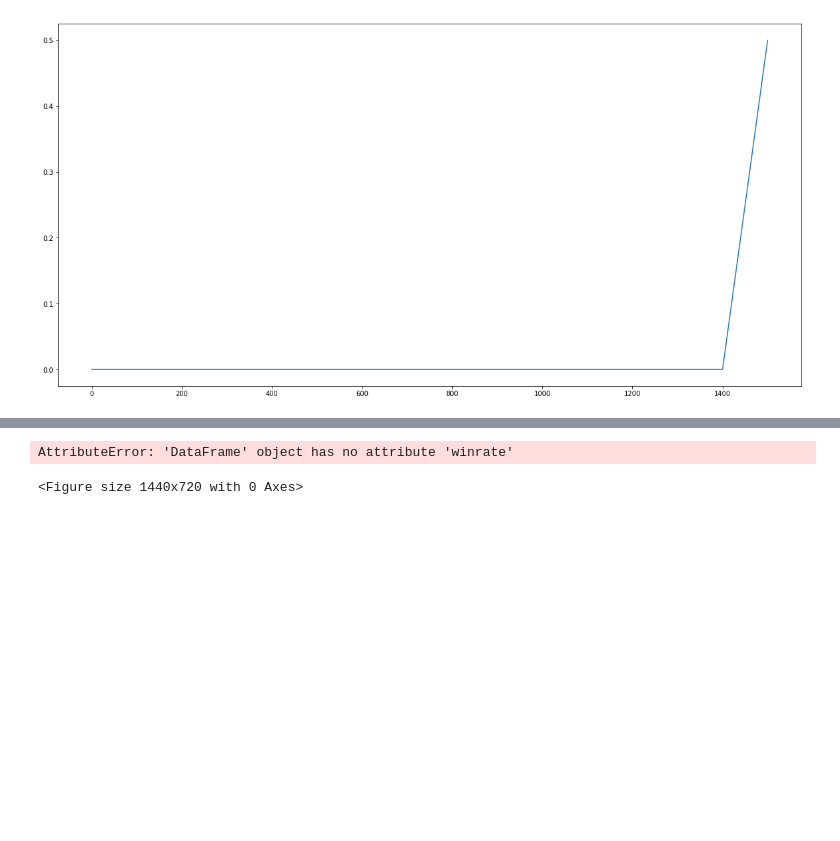
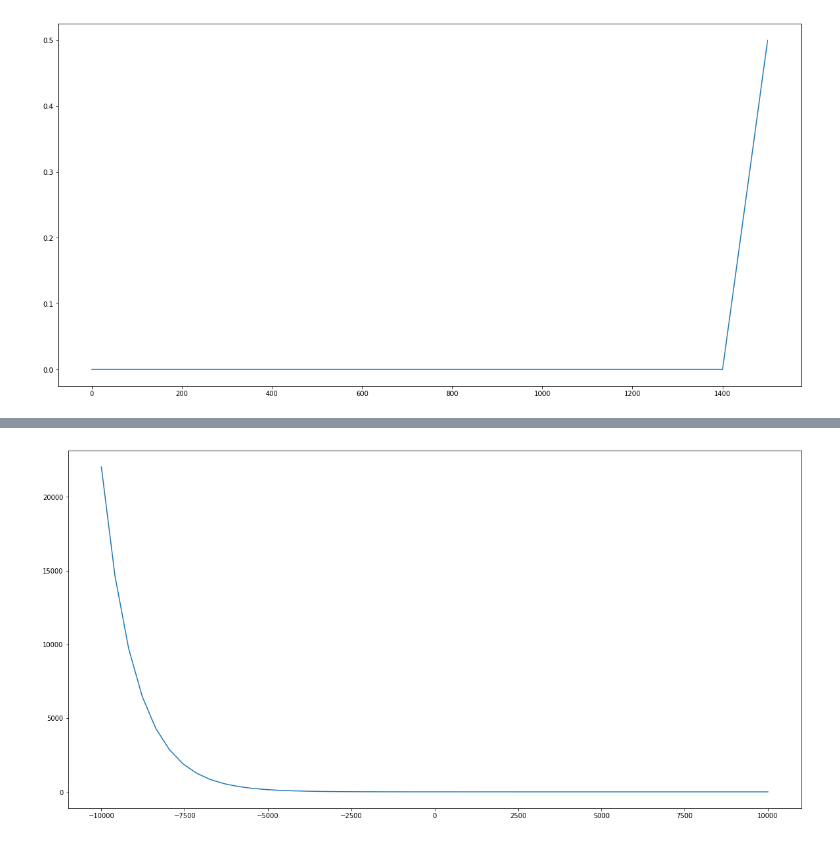
Before and after one commit to ARVILab/monopoly, a Jupyter notebook: loss_viz.ipynb, the cells around one changed output, grey strips where cells are left out. Saved outputs shown, nothing was run; the diff lists cells and outputs as text; code cells hidden in the pictures; blank space fills up the shorter version.

```diff
--- a/loss_viz.ipynb
+++ b/loss_viz.ipynb
@@ -115,7 +118,8 @@ plt.show()
 # %%
+x = np.linspace(-10000, 10000)
+y = np.exp(-x * 0.001)
 plt.figure(figsize=(20,10))
-plt.plot(winrates.index, winrates.winrate)
+plt.plot(x, y)
 plt.show()
 # %% [output]
-AttributeError: 'DataFrame' object has no attribute 'winrate'
-<Figure size 1440x720 with 0 Axes>
+[figure, added]
```
Also changed, not shown: parts of 22 cells of this notebook, 12 other files.
